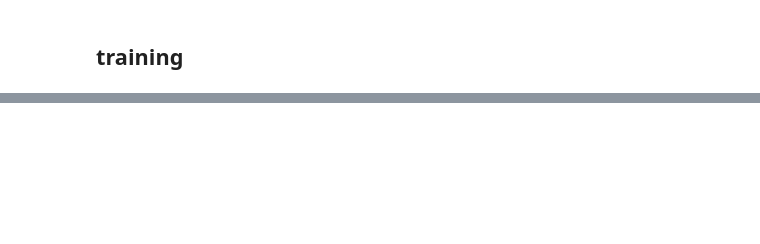
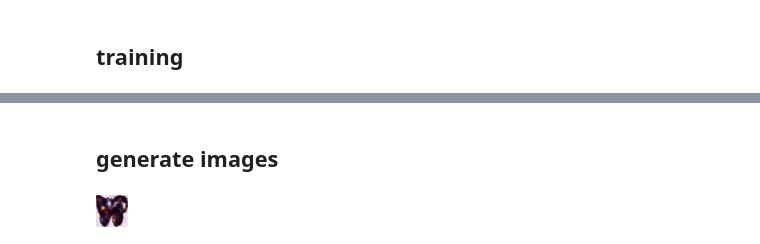
Before and after one commit to chunhuizhang/diffusion_models_tutorials, a Jupyter notebook: tutorials/diffusers_introduction.ipynb, the cells around one changed output, grey strips where cells are left out. Cells and saved outputs as stored; diff of their text form; code cells hidden in the pictures; blank space fills up the shorter version.

```diff
--- a/tutorials/diffusers_introduction.ipynb
+++ b/tutorials/diffusers_introduction.ipynb
@@ -348,0 +355,4 @@ axes[1].plot(np.log(losses))
+# %% [markdown]
+## generate images
+# %%
+image_pipe = DDPMPipeline(unet=unet, scheduler=noise_scheduler)
@@ -348,0 +363,4 @@ axes[1].plot(np.log(losses))
+# %%
+image_pipe().images[0]
+# %% [output]
+[figure, added]
```
Also changed, not shown: parts of 35 cells of this notebook, 1 other file.
